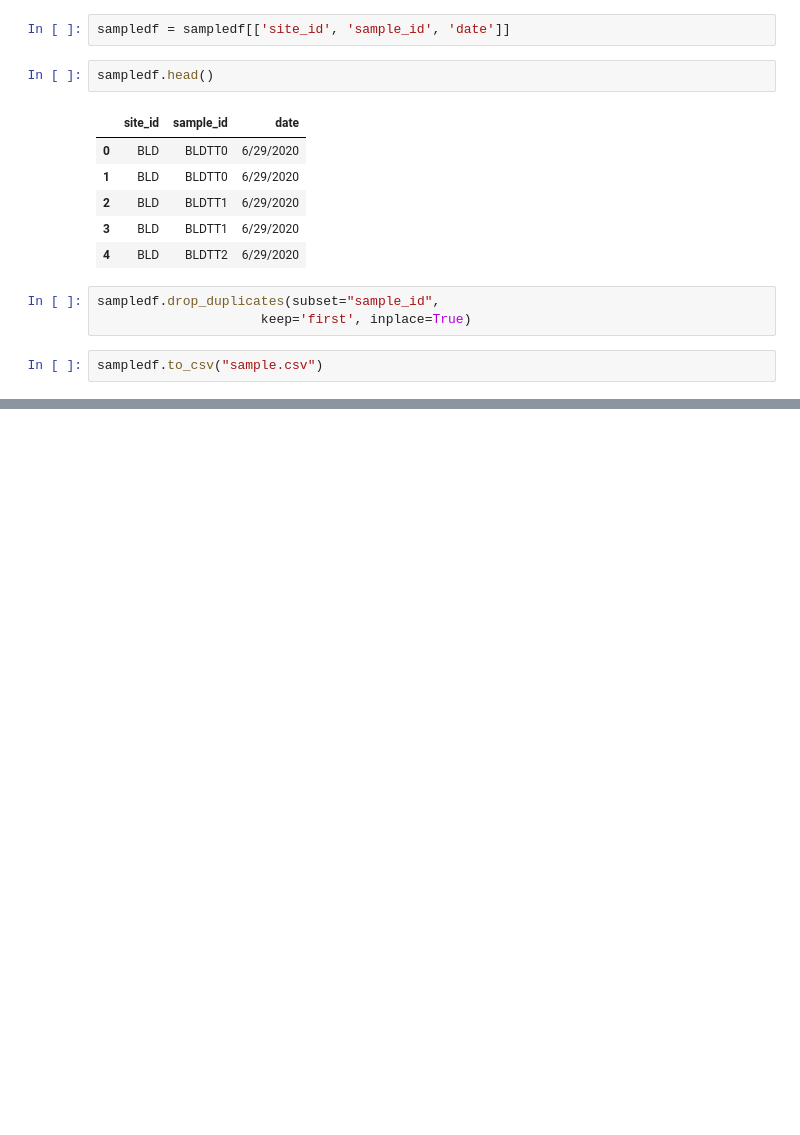
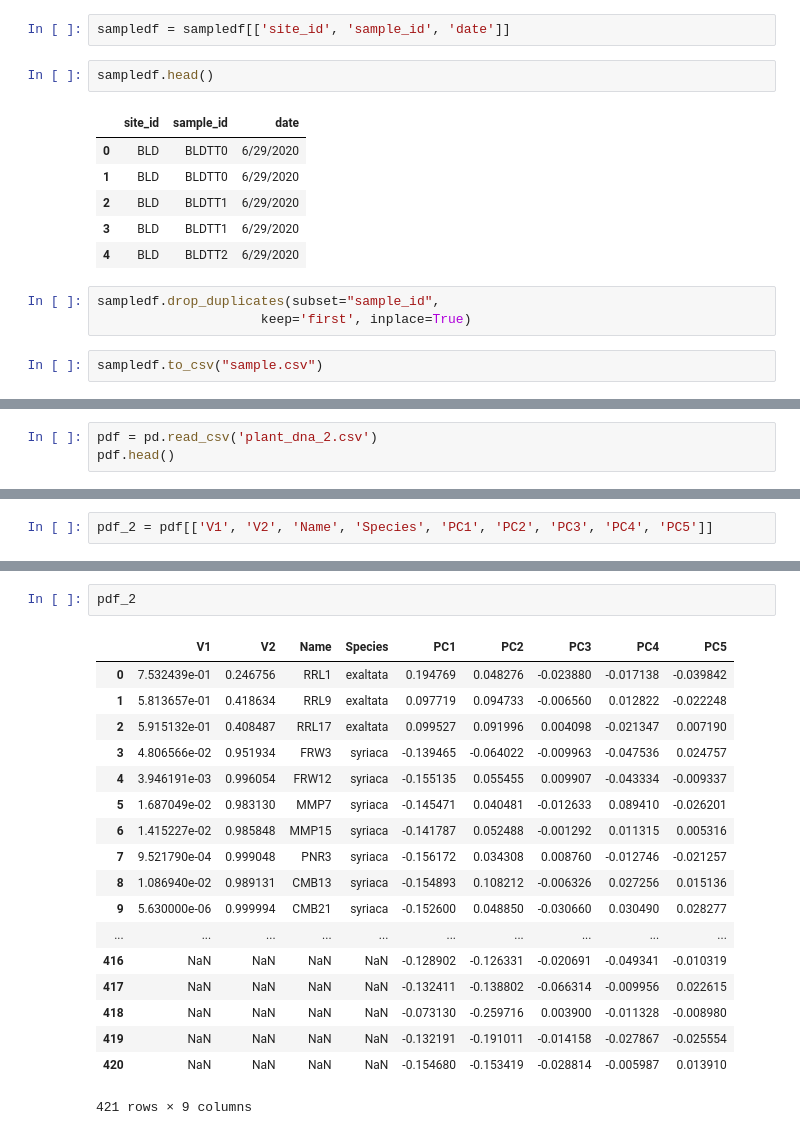
Before and after one commit to chdorgeix1/research_project, a Jupyter notebook: sql_db/csv_folder/data_1nf_processing.ipynb, the cells around one changed output, grey strips where cells are left out. Saved outputs shown, nothing was run; the diff lists cells and outputs as text; blank space fills up the shorter version.

Commit message:
Added Plant DNA

```diff
--- a/sql_db/csv_folder/data_1nf_processing.ipynb
+++ b/sql_db/csv_folder/data_1nf_processing.ipynb
@@ -299,0 +310,3 @@ sampledf.to_csv("sample.csv")
+# %%
+pdf = pd.read_csv('plant_dna_2.csv')
+pdf.head()
@@ -299,0 +320,2 @@ sampledf.to_csv("sample.csv")
+# %%
+pdf_2 = pdf[['V1', 'V2', 'Name', 'Species', 'PC1', 'PC2', 'PC3', 'PC4', 'PC5']]
@@ -299,0 +331,21 @@ sampledf.to_csv("sample.csv")
+# %%
+pdf_2
+# %% [output]
+|  | V1 | V2 | Name | Species | PC1 | PC2 | PC3 | PC4 | PC5 |
+| 0 | 7.532439e-01 | 0.246756 | RRL1 | exaltata | 0.194769 | 0.048276 | -0.023880 | -0.017138 | -0.039842 |
+| 1 | 5.813657e-01 | 0.418634 | RRL9 | exaltata | 0.097719 | 0.094733 | -0.006560 | 0.012822 | -0.022248 |
+| 2 | 5.915132e-01 | 0.408487 | RRL17 | exaltata | 0.099527 | 0.091996 | 0.004098 | -0.021347 | 0.007190 |
+| 3 | 4.806566e-02 | 0.951934 | FRW3 | syriaca | -0.139465 | -0.064022 | -0.009963 | -0.047536 | 0.024757 |
+| 4 | 3.946191e-03 | 0.996054 | FRW12 | syriaca | -0.155135 | 0.055455 | 0.009907 | -0.043334 | -0.009337 |
+| 5 | 1.687049e-02 | 0.983130 | MMP7 | syriaca | -0.145471 | 0.040481 | -0.012633 | 0.089410 | -0.026201 |
+| 6 | 1.415227e-02 | 0.985848 | MMP15 | syriaca | -0.141787 | 0.052488 | -0.001292 | 0.011315 | 0.005316 |
+| 7 | 9.521790e-04 | 0.999048 | PNR3 | syriaca | -0.156172 | 0.034308 | 0.008760 | -0.012746 | -0.021257 |
+| 8 | 1.086940e-02 | 0.989131 | CMB13 | syriaca | -0.154893 | 0.108212 | -0.006326 | 0.027256 | 0.015136 |
+| 9 | 5.630000e-06 | 0.999994 | CMB21 | syriaca | -0.152600 | 0.048850 | -0.030660 | 0.030490 | 0.028277 |
+| ... | ... | ... | ... | ... | ... | ... | ... | ... | ... |
+| 416 | NaN | NaN | NaN | NaN | -0.128902 | -0.126331 | -0.020691 | -0.049341 | -0.010319 |
+| 417 | NaN | NaN | NaN | NaN | -0.132411 | -0.138802 | -0.066314 | -0.009956 | 0.022615 |
+| 418 | NaN | NaN | NaN | NaN | -0.073130 | -0.259716 | 0.003900 | -0.011328 | -0.008980 |
+| 419 | NaN | NaN | NaN | NaN | -0.132191 | -0.191011 | -0.014158 | -0.027867 | -0.025554 |
+| 420 | NaN | NaN | NaN | NaN | -0.154680 | -0.153419 | -0.028814 | -0.005987 | 0.013910 |
+421 rows × 9 columns
```
Also changed, not shown: parts of 6 cells of this notebook, 4 other files.
